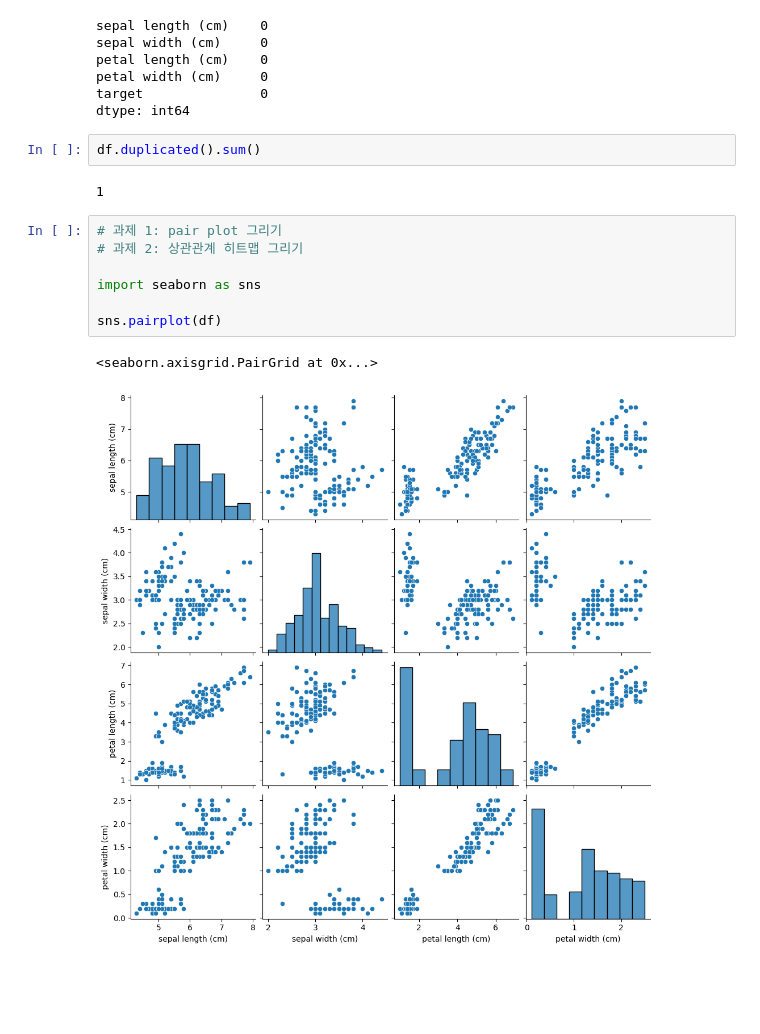
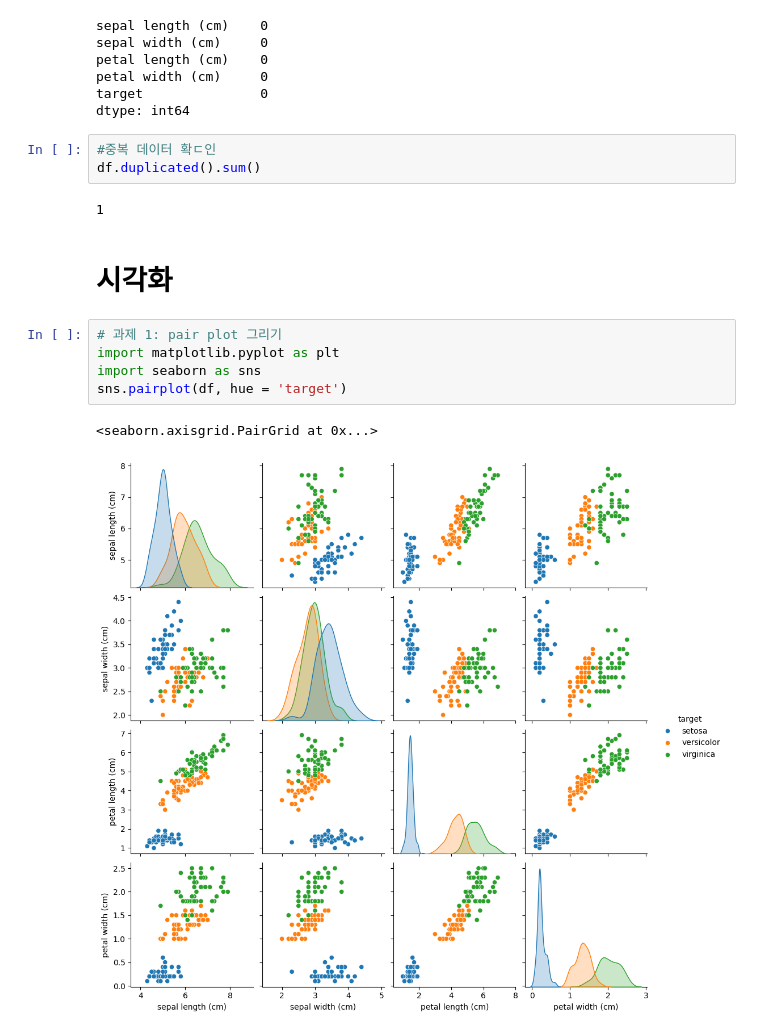
Before and after one commit to JangWoojun/Machine-Learning, a Jupyter notebook: iris분류.ipynb, the cells around one changed output. Cells and saved outputs as stored; diff of their text form; blank space fills up the shorter version.

```diff
--- a/iris분류.ipynb
+++ b/iris분류.ipynb
@@ -83,18 +91,19 @@ petal length (cm)    0
 petal width (cm)     0
 target               0
 dtype: int64
-# %%
-df.duplicated().sum()
-# %% [output]
-1
+# %%
+#중복 데이터 확ㄷ인
+df.duplicated().sum()
+# %% [output]
+1
+# %% [markdown]
+# 시각화
 # %%
 # 과제 1: pair plot 그리기
-# 과제 2: 상관관계 히트맵 그리기
-
+import matplotlib.pyplot as plt
 import seaborn as sns
-
-sns.pairplot(df)
+sns.pairplot(df, hue = 'target')
 # %% [output]
 <seaborn.axisgrid.PairGrid at 0x...>
-[figure, old version]
+[figure, new version]
 # %%
```
Also changed, not shown: parts of 21 cells of this notebook.
